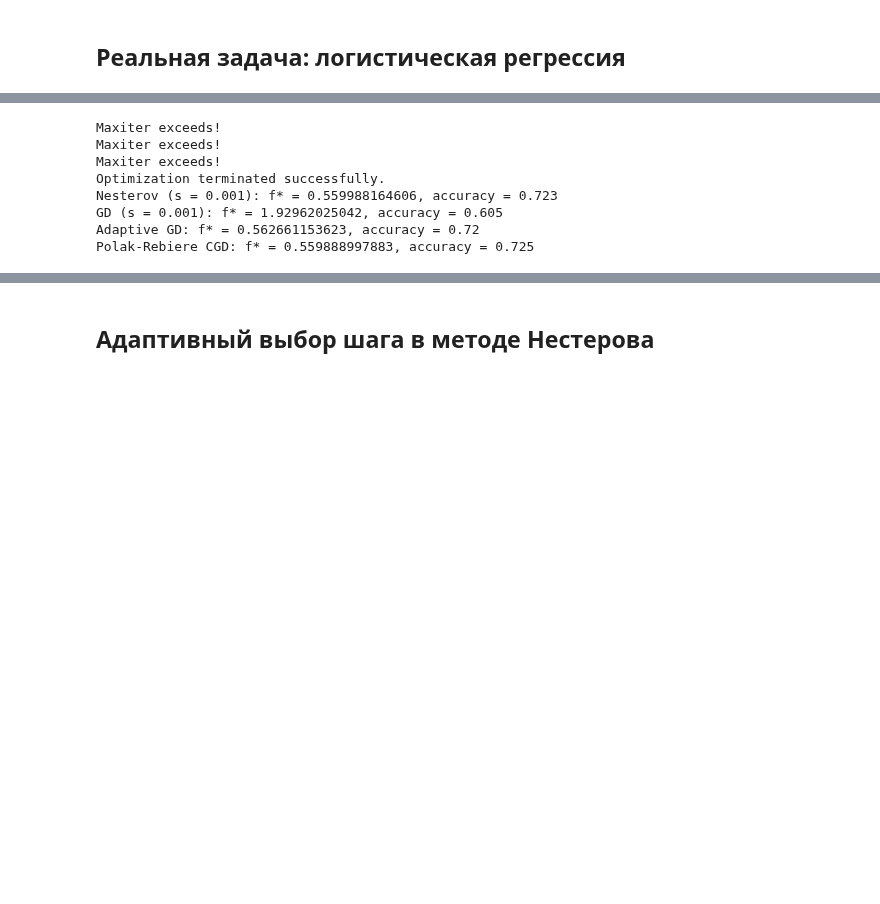
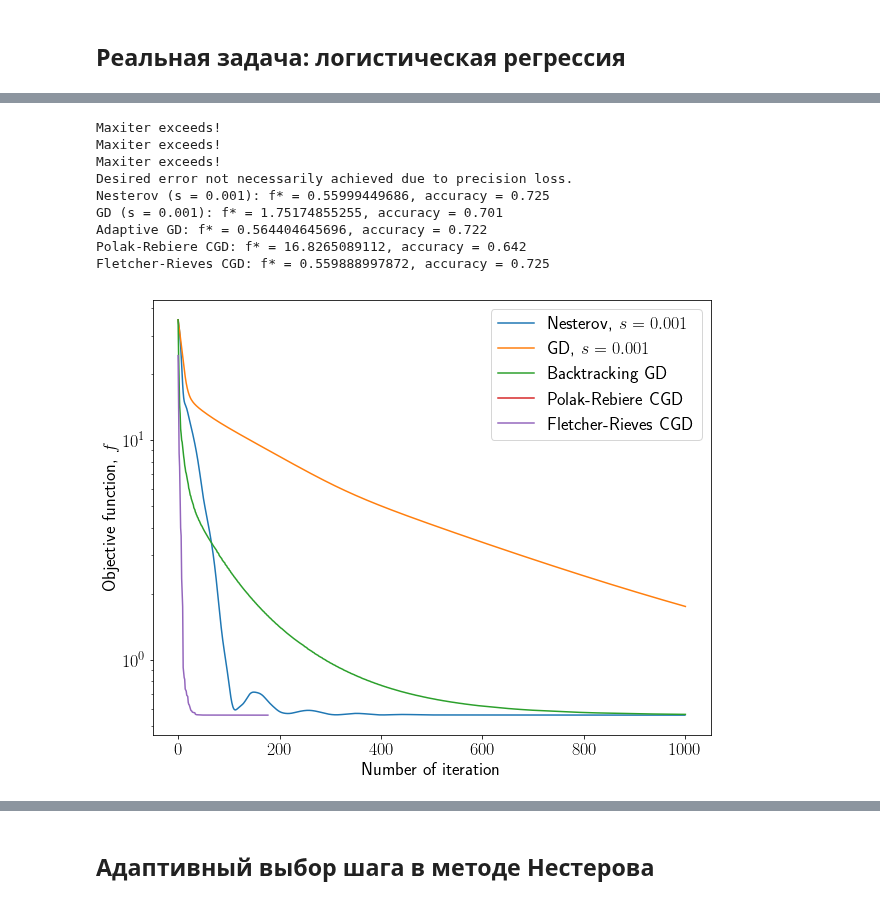
Before and after one commit to amkatrutsa/optimization_course, a Jupyter notebook: ODE4NesterovAcc/ODE4NesterovAcc.ipynb, the cells around one changed output, grey strips where cells are left out. Saved outputs shown, nothing was run; the diff lists cells and outputs as text; code cells hidden in the pictures; blank space fills up the shorter version.

```diff
--- a/ODE4NesterovAcc/ODE4NesterovAcc.ipynb
+++ b/ODE4NesterovAcc/ODE4NesterovAcc.ipynb
@@ -417,22 +425,61 @@ scopt.check_grad(logloss, logloss_grad, np.random.rand(X.shape[1]), X, y, C)
+# %%
+import code
+
+def ConjugateGradientFR(f, gradf, x0, num_iter=1000, tol=1e-6, callback=None):
+    x = x0
+    grad = gradf(x)
+    p = -grad
+    it = 0
+    while np.linalg.norm(gradf(x)) > tol and it < num_iter:
+        alpha = code.backtracking(x, p, method="Armijo", beta1=0.1, beta2=0.4, rho=0.7, f=f, grad_f=gradf)
+        if alpha < 1e-18:
+            break
+        x = x + alpha * p
+        if callback is not None:
+            callback(x)
+        grad_next = gradf(x)
+        beta = grad_next.dot(grad_next) / grad.dot(grad)
+        p = -grad_next + beta * p
+        grad = grad_next
+        it += 1
+        if it % x.shape[0] == 0:
+            grad = gradf(x)
+            p = -grad
+    return x
 # %%
 s = 1e-3
+methods = []
 x0 = np.random.randn(X.shape[1])
 x_acc, hist_acc = acc_gd(logloss_grad, x0.copy(), s)
+methods.append({"label": "Nesterov, $s = {}$".format(s), "hist": hist_acc})
 x_gd, hist_gd = gd(logloss, logloss_grad, x0.copy(), constant_step)
+methods.append({"label": "GD, $s = {}$".format(s), "hist": hist_gd})
 x_adapt_gd, hist_adapt_gd = gd(logloss, logloss_grad, x0.copy(), backtracking)
-hist_cg = []
-res_cg = scopt.minimize(logloss, x0.copy(), method="CG", jac=logloss_grad, callback=lambda x: hist_cg.append(x))
-print(res_cg.message)
+methods.append({"label": "Backtracking GD", "hist": hist_adapt_gd})
+hist_cg_pl = []
+res_cg_pl = scopt.minimize(logloss, x0.copy(), method="CG", jac=logloss_grad,
+                           tol=1e-6, options={"maxiter": 1000}, callback=lambda x: hist_cg_pl.append(x))
+print(res_cg_pl.message)
+methods.append({"label": "Polak-Rebiere CGD", "hist": hist_cg_pl})
+hist_cg_fr = []
+x_cg_fr = ConjugateGradientFR(logloss, logloss_grad, x0.copy(), callback=lambda x: hist_cg_fr.append(x))
+methods.append({"label": "Fletcher-Rieves CGD", "hist": hist_cg_fr})
 print("Nesterov (s = {}): f* = {}, accuracy = {}".format(s, logloss(x_acc), np.mean(y == np.sign(X.dot(x_acc)))))
 print("GD (s = {}): f* = {}, accuracy = {}".format(s, logloss(x_gd), np.mean(y == np.sign(X.dot(x_gd)))))
 print("Adaptive GD: f* = {}, accuracy = {}".format(logloss(x_adapt_gd), np.mean(y == np.sign(X.dot(x_adapt_gd)))))
-print("Polak-Rebiere CGD: f* = {}, accuracy = {}".format(logloss(res_cg.x), np.mean(y == np.sign(X.dot(res_cg.x)))))
+print("Polak-Rebiere CGD: f* = {}, accuracy = {}".format(logloss(res_cg_pl.x), np.mean(y == np.sign(X.dot(res_cg_pl.x)))))
+print("Fletcher-Rieves CGD: f* = {}, accuracy = {}".format(logloss(x_cg_fr), np.mean(y == np.sign(X.dot(x_cg_fr)))))
 # %% [output]
 Maxiter exceeds!
 Maxiter exceeds!
 Maxiter exceeds!
-Optimization terminated successfully.
-Nesterov (s = 0.001): f* = 0.559988164606, accuracy = 0.723
-GD (s = 0.001): f* = 1.92962025042, accuracy = 0.605
-Adaptive GD: f* = 0.562661153623, accuracy = 0.72
-Polak-Rebiere CGD: f* = 0.559888997883, accuracy = 0.725
+Desired error not necessarily achieved due to precision loss.
+Nesterov (s = 0.001): f* = 0.55999449686, accuracy = 0.725
+GD (s = 0.001): f* = 1.75174855255, accuracy = 0.701
+Adaptive GD: f* = 0.564404645696, accuracy = 0.722
+Polak-Rebiere CGD: f* = 16.8265089112, accuracy = 0.642
+Fletcher-Rieves CGD: f* = 0.559888997872, accuracy = 0.725
+# %%
+plot_f(logloss, methods)
+# %% [output]
+[figure, added]
```
Also changed, not shown: parts of 18 cells of this notebook, 1 other file.
